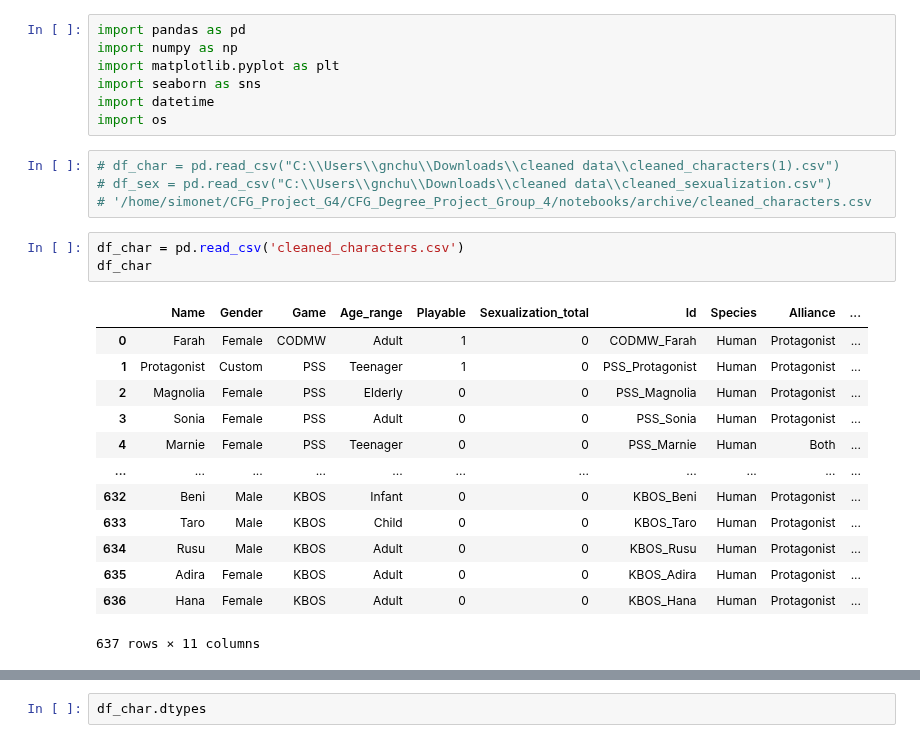
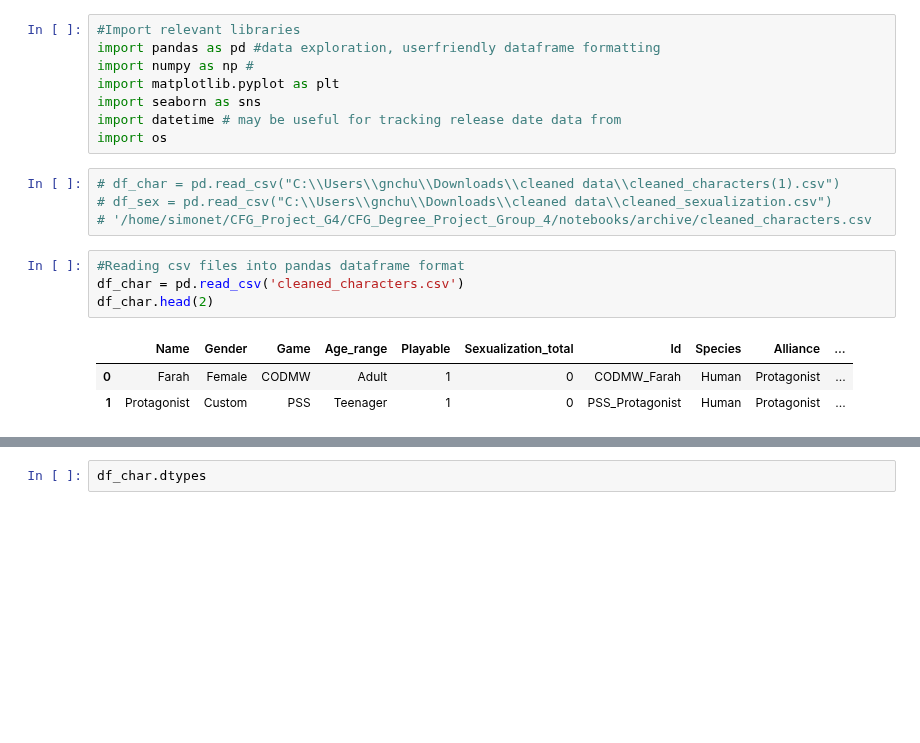
Before and after one commit to hayleyyryan/CFG_Degree_Project_Group_4, a Jupyter notebook: notebooks/archive/character_and_sexualization.ipynb, the cells around one changed output, grey strips where cells are left out. Saved outputs shown, nothing was run; the diff lists cells and outputs as text; blank space fills up the shorter version.

```diff
--- a/notebooks/archive/character_and_sexualization.ipynb
+++ b/notebooks/archive/character_and_sexualization.ipynb
@@ -1,29 +1,21 @@
 # %%
-import pandas as pd
-import numpy as np
+#Import relevant libraries
+import pandas as pd #data exploration, userfriendly dataframe formatting
+import numpy as np #
 import matplotlib.pyplot as plt
 import seaborn as sns
-import datetime
+import datetime # may be useful for tracking release date data from
 import os
 # %%
 # df_char = pd.read_csv("C:\\Users\\gnchu\\Downloads\\cleaned data\\cleaned_characters(1).csv")
 # df_sex = pd.read_csv("C:\\Users\\gnchu\\Downloads\\cleaned data\\cleaned_sexualization.csv")
 # '/home/simonet/CFG_Project_G4/CFG_Degree_Project_Group_4/notebooks/archive/cleaned_characters.csv
 # %%
+#Reading csv files into pandas dataframe format
 df_char = pd.read_csv('cleaned_characters.csv')
-df_char
+df_char.head(2)
 # %% [output]
 |  | Name | Gender | Game | Age_range | Playable | Sexualization_total | Id | Species | Alliance | ... |
 | 0 | Farah | Female | CODMW | Adult | 1 | 0 | CODMW_Farah | Human | Protagonist | ... |
 | 1 | Protagonist | Custom | PSS | Teenager | 1 | 0 | PSS_Protagonist | Human | Protagonist | ... |
-| 2 | Magnolia | Female | PSS | Elderly | 0 | 0 | PSS_Magnolia | Human | Protagonist | ... |
-| 3 | Sonia | Female | PSS | Adult | 0 | 0 | PSS_Sonia | Human | Protagonist | ... |
-| 4 | Marnie | Female | PSS | Teenager | 0 | 0 | PSS_Marnie | Human | Both | ... |
-| ... | ... | ... | ... | ... | ... | ... | ... | ... | ... | ... |
-| 632 | Beni | Male | KBOS | Infant | 0 | 0 | KBOS_Beni | Human | Protagonist | ... |
-| 633 | Taro | Male | KBOS | Child | 0 | 0 | KBOS_Taro | Human | Protagonist | ... |
-| 634 | Rusu | Male | KBOS | Adult | 0 | 0 | KBOS_Rusu | Human | Protagonist | ... |
-| 635 | Adira | Female | KBOS | Adult | 0 | 0 | KBOS_Adira | Human | Protagonist | ... |
-| 636 | Hana | Female | KBOS | Adult | 0 | 0 | KBOS_Hana | Human | Protagonist | ... |
-637 rows × 11 columns
 # %%
```
Also changed, not shown: parts of 93 cells of this notebook.
